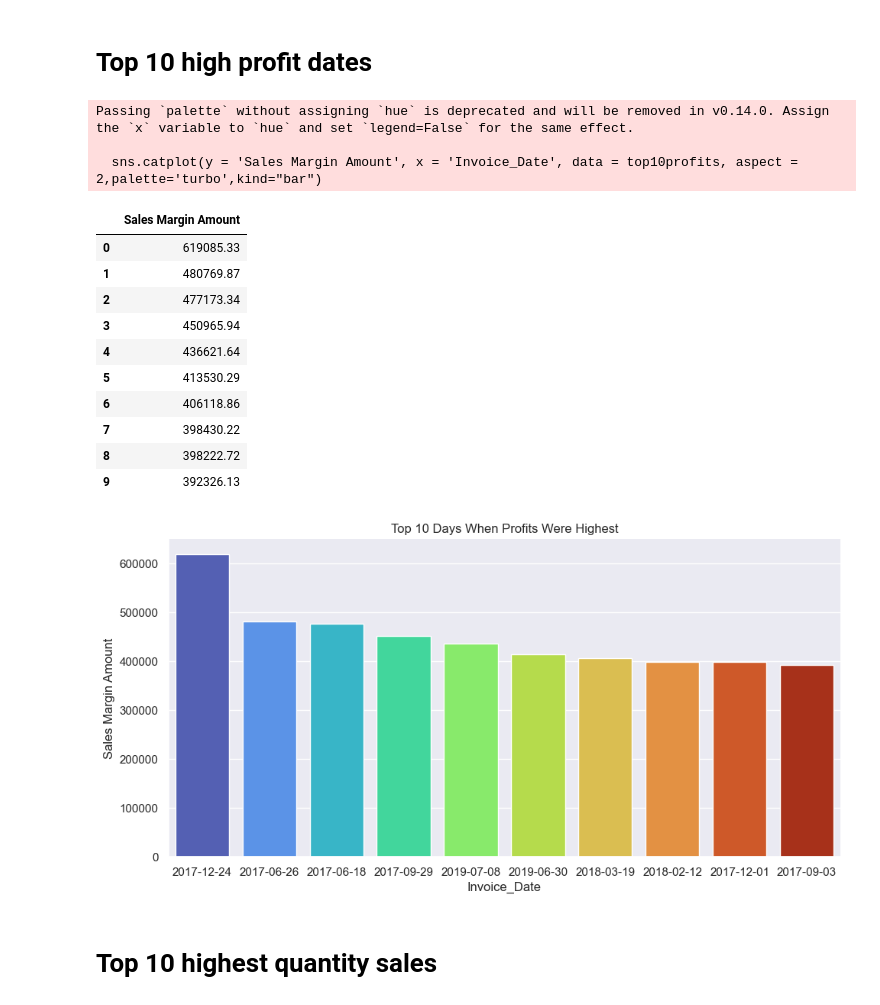
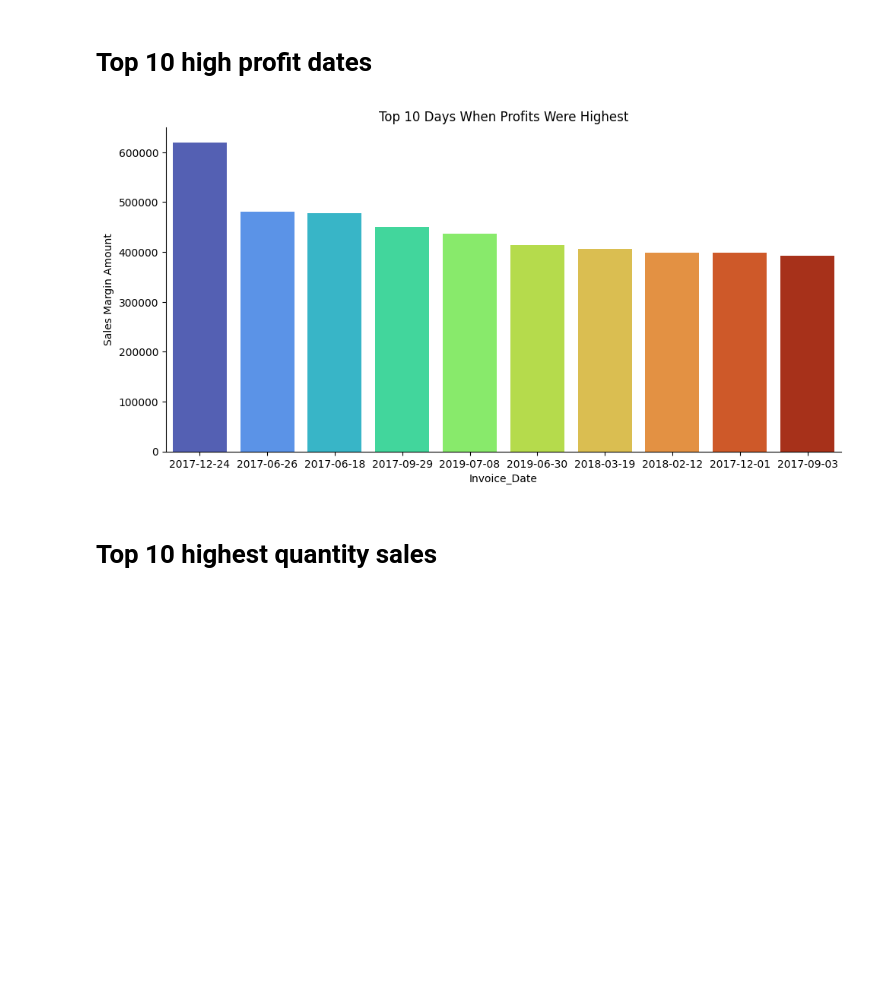
Before and after one commit to thithikshaslt/Amazon-Trends-Analysis, a Jupyter notebook: AmazonProject.ipynb, the cells around one changed output. Cells and saved outputs as stored; diff of their text form; code cells hidden in the pictures; blank space fills up the shorter version.

```diff
--- a/AmazonProject.ipynb
+++ b/AmazonProject.ipynb
@@ -6,7 +17,7 @@ import matplotlib.pyplot as plt
 # %% [markdown]
 Load Dataset
 # %%
-df = pd.read_csv(r"C:\Users\slthi\Downloads\salesdata.csv", parse_dates=['DateKey','Invoice Date', 'Promised Delivery Date'])
+df = pd.read_csv(r"C:\Users\slthi\Downloads\salesdata.csv")
 df.head()
 # %% [output]
 |  | Custkey | DateKey | Discount Amount | Invoice Date | Invoice Number | Item Class | Item Number | Item | ... |
@@ -38,6 +44,3 @@ df.dropna(subset=['Discount Amount', 'Sales Price', 'Item Number'], inplace=True
-# %%
-df['Sales Rep'].fillna('Unknown', inplace=True)
-df['U/M'].fillna('Not Specified', inplace=True)
 # %%
 df.isnull().sum()
 # %% [output]
@@ -165,8 +197,6 @@ Observations:
 
 3- Sales quantity is moderately related to Sales amount, discount amount, sales margin amount.
 Their is no relation Between Sales Rep and Sales Amount, Sales Margin Amount.
-# %%
-sns.set(style = 'darkgrid')
 # %% [markdown]
 # Top 10 high sales day
 # %%
@@ -201,25 +237,21 @@ top10profits = (
     .head(10)
 )
 # %%
-sns.catplot(y = 'Sales Margin Amount', x = 'Invoice_Date', data = top10profits, aspect = 2,palette='turbo',kind="bar")
+sns.catplot(
+    y='Sales Margin Amount',
+    x='Invoice_Date',
+    data=top10profits,
+    aspect=2,
+    palette='turbo',
+    kind="bar",
+    hue='Invoice_Date',
+    legend=False
+)
+
 plt.title('Top 10 Days When Profits Were Highest')
-top10profits[['Sales Margin Amount']]
+plt.show()
 # %% [output]
-Passing `palette` without assigning `hue` is deprecated and will be removed in v0.14.0. Assign the `x` variable to `hue` and set `legend=False` for the same effect.
-
-  sns.catplot(y = 'Sales Margin Amount', x = 'Invoice_Date', data = top10profits, aspect = 2,palette='turbo',kind="bar")
-|  | Sales Margin Amount |
-| 0 | 619085.33 |
-| 1 | 480769.87 |
-| 2 | 477173.34 |
-| 3 | 450965.94 |
-| 4 | 436621.64 |
-| 5 | 413530.29 |
-| 6 | 406118.86 |
-| 7 | 398430.22 |
-| 8 | 398222.72 |
-| 9 | 392326.13 |
-[figure, old version]
+[figure, new version]
 # %% [markdown]
 # Top 10 highest quantity sales
 # %%
```
Also changed, not shown: parts of 45 cells of this notebook.
